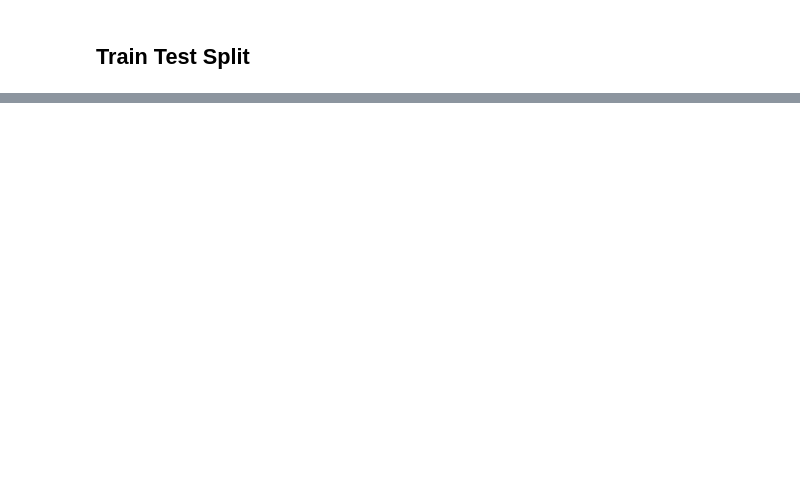
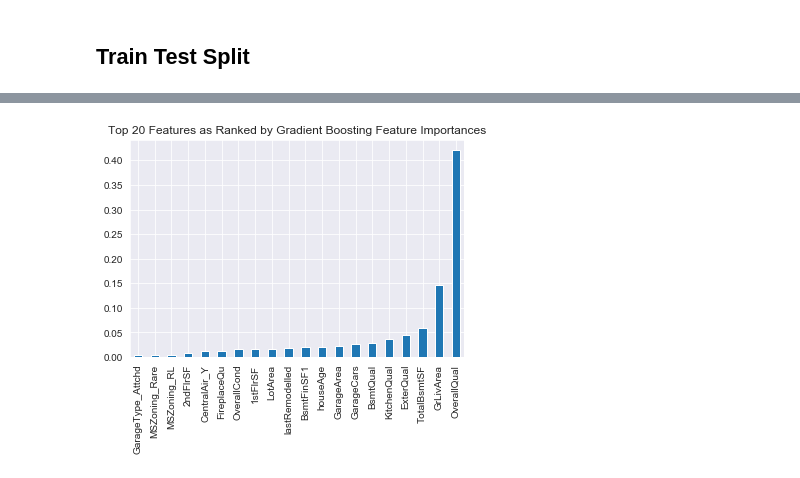
Before and after one commit to arytontediarjo/house-pricing, a Jupyter notebook: notebook/FeatureEngineering.ipynb, the cells around one changed output, grey strips where cells are left out. Cells and saved outputs as stored; diff of their text form; code cells hidden in the pictures; blank space fills up the shorter version.

```diff
--- a/notebook/FeatureEngineering.ipynb
+++ b/notebook/FeatureEngineering.ipynb
@@ -339,0 +266,13 @@ Will use scaler on training data and test set, will not be done on the whole fea
+# %%
+gbr_fit = gbr.fit(X_train, np.log1p(y_train))
+rf_fit = rf.fit(X_train, np.log1p(y_train))
+# %%
+pd.Series(gbr_fit.feature_importances_, index = X_train.columns)\
+.sort_values()\
+.tail(20)\
+.plot(kind = "bar")
+
+plt.title("Top 20 Features as Ranked by Gradient Boosting Feature Importances")
+plt.savefig("../fig/gbr_fit", bbox_inches = "tight")
+# %% [output]
+[figure, added]
```
Also changed, not shown: parts of 72 cells of this notebook, 3 other files.
